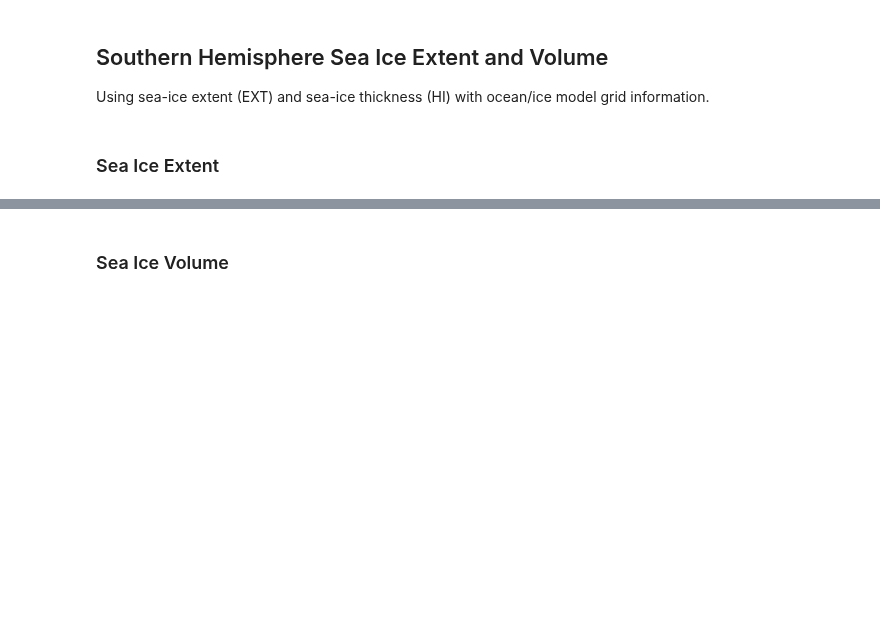
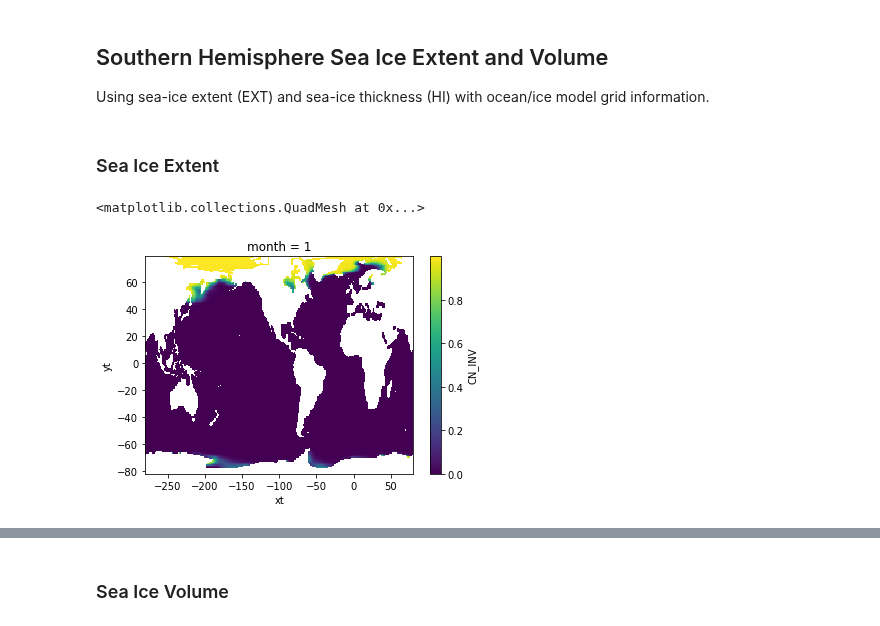
Before and after one commit to bbuchovecky/hmei, a Jupyter notebook: notebooks/ctrl_run_analysis.ipynb, the cells around one changed output, grey strips where cells are left out. Saved outputs shown, nothing was run; the diff lists cells and outputs as text; code cells hidden in the pictures; blank space fills up the shorter version.

Commit message:
sanity check of absolute values of sea ice volume and sea ice extent

```diff
--- a/notebooks/ctrl_run_analysis.ipynb
+++ b/notebooks/ctrl_run_analysis.ipynb
@@ -145,7 +145,12 @@ cn_ds = xr.open_mfdataset(path_cn)
 SIE_binary = xr.where(cn_ds.CN_INV > 0.15, 1, 0)
 
 ## replace values over land with NaN
-SIE_binary = xr.where(np.isnan(cn_ds.CN_INV), np.nan, extent)
+SIE_binary = xr.where(np.isnan(cn_ds.CN_INV), np.nan, SIE_binary)
 
 cn_ds = cn_ds.assign(SIE_binary=SIE_binary)
 cn_ds = cn_ds.rename({'XT':'xt', 'YT':'yt'})
+# %%
+cn_ds.CN_INV.groupby('TIME.month').mean(dim='TIME')[0].plot()
+# %% [output]
+<matplotlib.collections.QuadMesh at 0x...>
+[figure, added]
```
Also changed, not shown: parts of 8 cells of this notebook.
